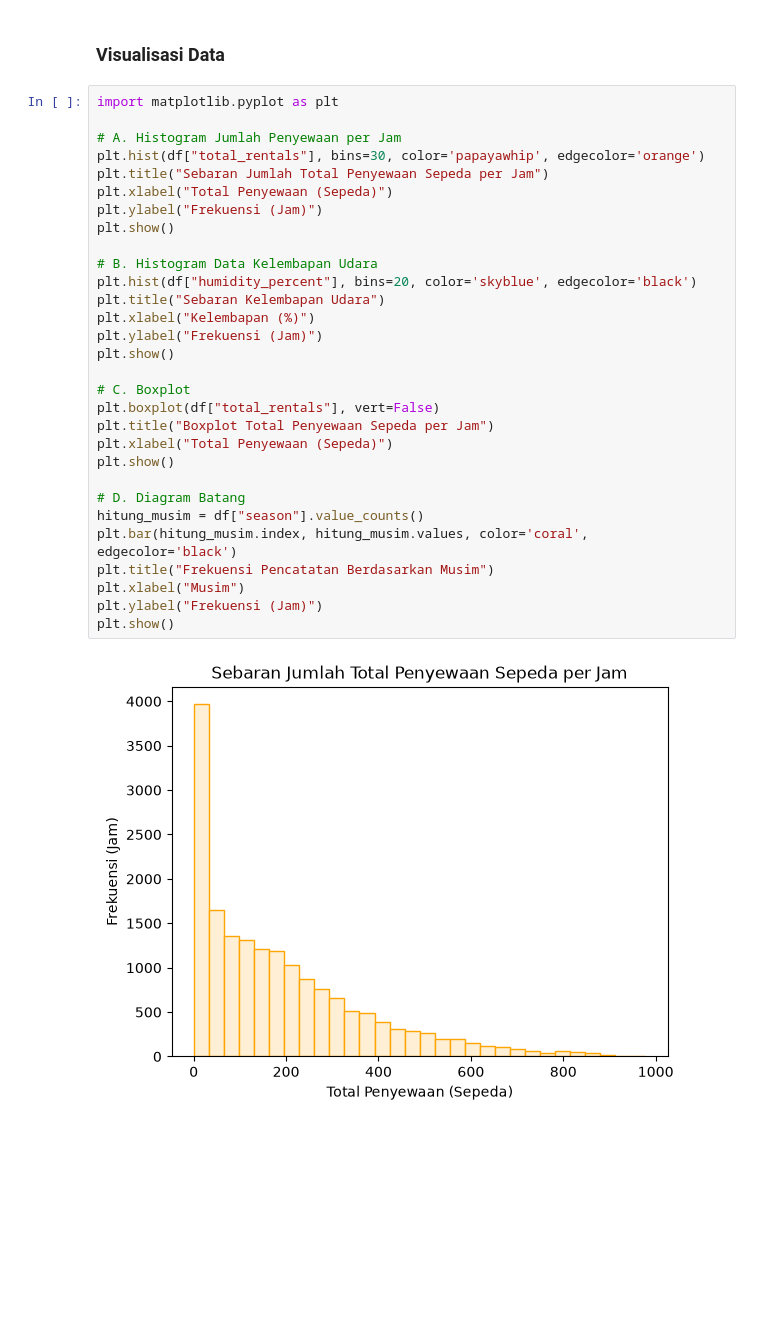
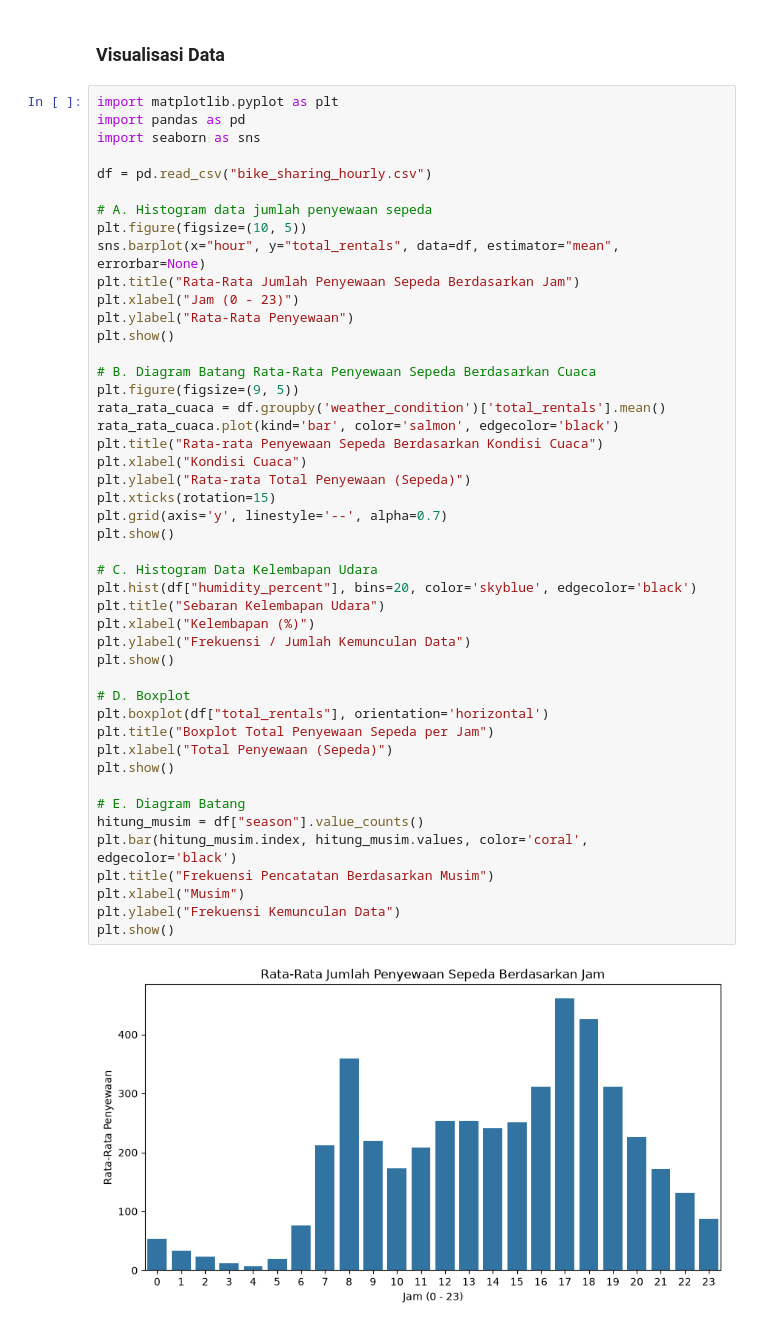
Before and after one commit to esteryeliiii2/project1-eda-kelompok-01, a Jupyter notebook: eda_kelompok_01.ipynb, the cells around one changed output. Drawn from its saved outputs; the diff is of its cells as text; blank space fills up the shorter version.

```diff
--- a/eda_kelompok_01.ipynb
+++ b/eda_kelompok_01.ipynb
@@ -305,33 +305,49 @@ Berdasarkan tabel frekuensi di atas, kategori cuaca yang paling sering muncul (m
 ### Visualisasi Data
 # %%
 import matplotlib.pyplot as plt
+import pandas as pd
+import seaborn as sns
 
-# A. Histogram Jumlah Penyewaan per Jam
-plt.hist(df["total_rentals"], bins=30, color='papayawhip', edgecolor='orange')
-plt.title("Sebaran Jumlah Total Penyewaan Sepeda per Jam")
-plt.xlabel("Total Penyewaan (Sepeda)")
-plt.ylabel("Frekuensi (Jam)")
+df = pd.read_csv("bike_sharing_hourly.csv")
+
+# A. Histogram data jumlah penyewaan sepeda
+plt.figure(figsize=(10, 5))
+sns.barplot(x="hour", y="total_rentals", data=df, estimator="mean", errorbar=None)
+plt.title("Rata-Rata Jumlah Penyewaan Sepeda Berdasarkan Jam")
+plt.xlabel("Jam (0 - 23)")
+plt.ylabel("Rata-Rata Penyewaan")
 plt.show()
 
-# B. Histogram Data Kelembapan Udara
+# B. Diagram Batang Rata-Rata Penyewaan Sepeda Berdasarkan Cuaca
+plt.figure(figsize=(9, 5))
+rata_rata_cuaca = df.groupby('weather_condition')['total_rentals'].mean()
+rata_rata_cuaca.plot(kind='bar', color='salmon', edgecolor='black')
+plt.title("Rata-rata Penyewaan Sepeda Berdasarkan Kondisi Cuaca")
+plt.xlabel("Kondisi Cuaca")
+plt.ylabel("Rata-rata Total Penyewaan (Sepeda)")
+plt.xticks(rotation=15)
+plt.grid(axis='y', linestyle='--', alpha=0.7)
+plt.show()
+
+# C. Histogram Data Kelembapan Udara
 plt.hist(df["humidity_percent"], bins=20, color='skyblue', edgecolor='black')
 plt.title("Sebaran Kelembapan Udara")
 plt.xlabel("Kelembapan (%)")
-plt.ylabel("Frekuensi (Jam)")
+plt.ylabel("Frekuensi / Jumlah Kemunculan Data")
 plt.show()
 
-# C. Boxplot
-plt.boxplot(df["total_rentals"], vert=False)
+# D. Boxplot
+plt.boxplot(df["total_rentals"], orientation='horizontal')
 plt.title("Boxplot Total Penyewaan Sepeda per Jam")
 plt.xlabel("Total Penyewaan (Sepeda)")
 plt.show()
 
-# D. Diagram Batang
+# E. Diagram Batang
 hitung_musim = df["season"].value_counts()
 plt.bar(hitung_musim.index, hitung_musim.values, color='coral', edgecolor='black')
 plt.title("Frekuensi Pencatatan Berdasarkan Musim")
 plt.xlabel("Musim")
-plt.ylabel("Frekuensi (Jam)")
+plt.ylabel("Frekuensi Kemunculan Data")
 plt.show()
 # %% [output]
-[figure, old version]
+[figure, new version]
```
Also changed, not shown: parts of 7 cells of this notebook.
